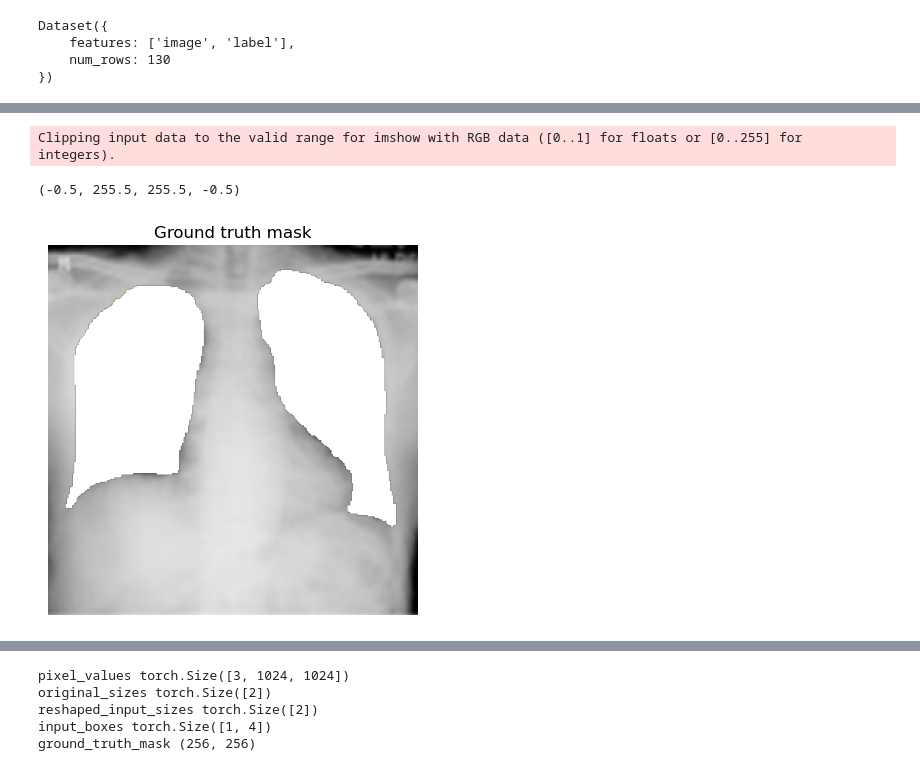
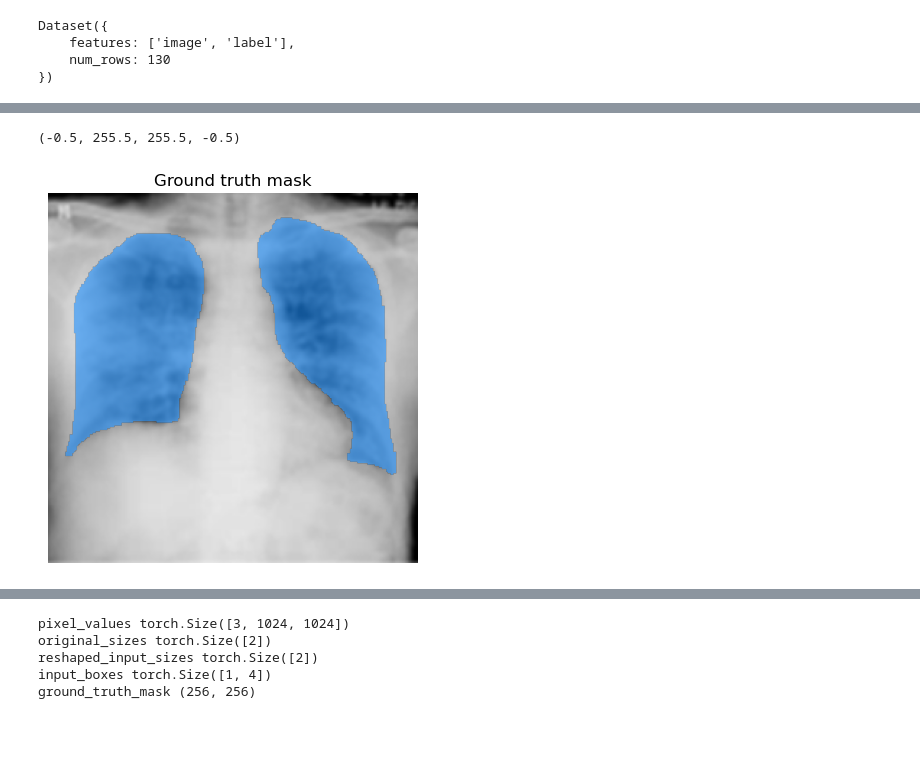
Before and after one commit to oliverc1623/cahsi-project, a Jupyter notebook: qata-covid19-sam-finetune.ipynb, the cells around one changed output, grey strips where cells are left out. Saved outputs shown, nothing was run; the diff lists cells and outputs as text; code cells hidden in the pictures; blank space fills up the shorter version.

```diff
--- a/qata-covid19-sam-finetune.ipynb
+++ b/qata-covid19-sam-finetune.ipynb
@@ -36,6 +27,7 @@ x_train = np.array([np.array(PIL.Image.open(file_xray).convert("RGB").resize((25
 
 masks = sorted(glob.glob('datasets/QaTa-COV19/QaTa-COV19-v2/Train Set/Ground-truths/*.png'), key=numericalSort)
 y_train = np.array([np.array(PIL.Image.open(m).resize((256, 256), PIL.Image.BILINEAR)) for m in masks[:130]])
+y_train[y_train > 0] = 1
 # %%
 x_train.shape, y_train.shape
 # %% [output]
@@ -52,18 +62,29 @@ Dataset({
 # %%
+import matplotlib.pyplot as plt
+import numpy as np
+
+def show_mask(mask, ax, random_color=False):
+    if random_color:
+        color = np.concatenate([np.random.random(3), np.array([0.6])], axis=0)
+    else:
+        color = np.array([30/255, 144/255, 255/255, 0.6])
+    h, w = mask.shape[-2:]
+    mask_image = mask.reshape(h, w, 1) * color.reshape(1, 1, -1)
+    ax.imshow(mask_image)
+
 example = dataset[3]
 image = example["image"]
 
 fig, axes = plt.subplots()
+
 axes.imshow(np.array(image))
-
 ground_truth_seg = np.array(example["label"])
-show_mask(ground_truth_seg, axes, True)
+show_mask(ground_truth_seg, axes, False)
 axes.title.set_text(f"Ground truth mask")
 axes.axis("off")
 # %% [output]
-Clipping input data to the valid range for imshow with RGB data ([0..1] for floats or [0..255] for integers).
+(-0.5, 255.5, 255.5, -0.5)
-(-0.5, 255.5, 255.5, -0.5)
-[figure, old version]
+[figure, new version]
 # %%
 def get_bounding_box(ground_truth_map):
   # get bounding box from mask
```
Also changed, not shown: parts of 10 cells of this notebook.
